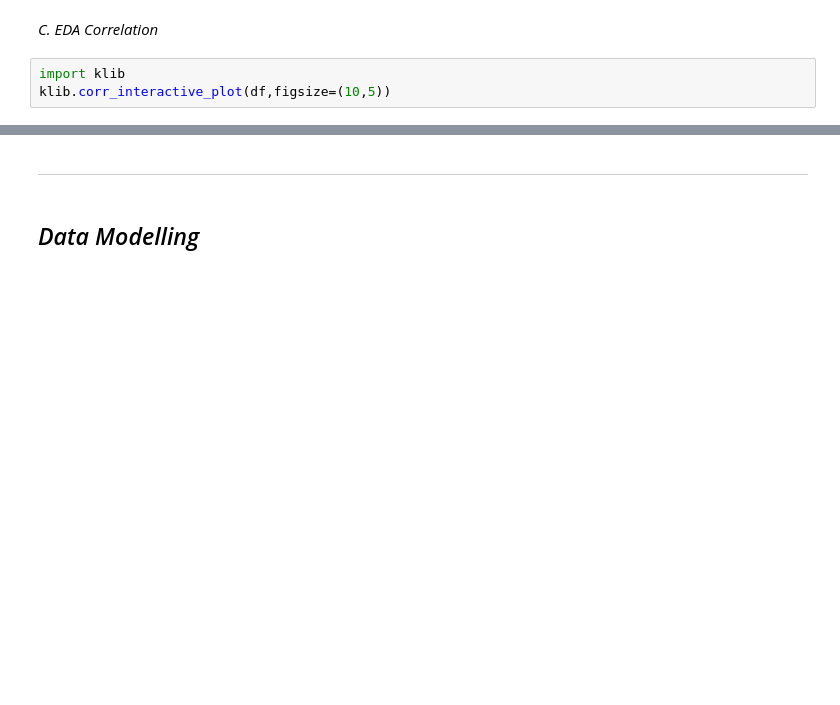
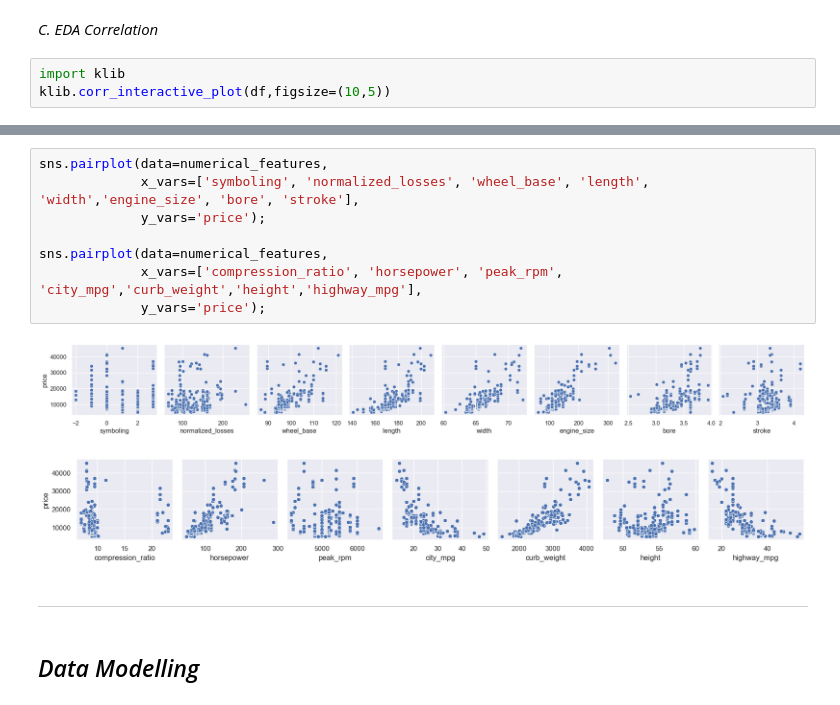
Before and after one commit to omars1234/AutoMobileML, a Jupyter notebook: Analysis.ipynb, the cells around one changed output, grey strips where cells are left out. Drawn from its saved outputs; the diff is of its cells as text; blank space fills up the shorter version.

```diff
--- a/Analysis.ipynb
+++ b/Analysis.ipynb
@@ -315,3 +344,14 @@ df.isna().sum().sum()
+# %%
+sns.pairplot(data=numerical_features,
+             x_vars=['symboling', 'normalized_losses', 'wheel_base', 'length', 'width','engine_size', 'bore', 'stroke'],
+             y_vars='price');
+
+sns.pairplot(data=numerical_features,
+             x_vars=['compression_ratio', 'horsepower', 'peak_rpm', 'city_mpg','curb_weight','height','highway_mpg'],
+             y_vars='price');
+# %% [output]
+[figure, added]
+[figure, added]
 # %% [markdown]
 ---
 # %% [markdown]
```
Also changed, not shown: parts of 27 cells of this notebook.
